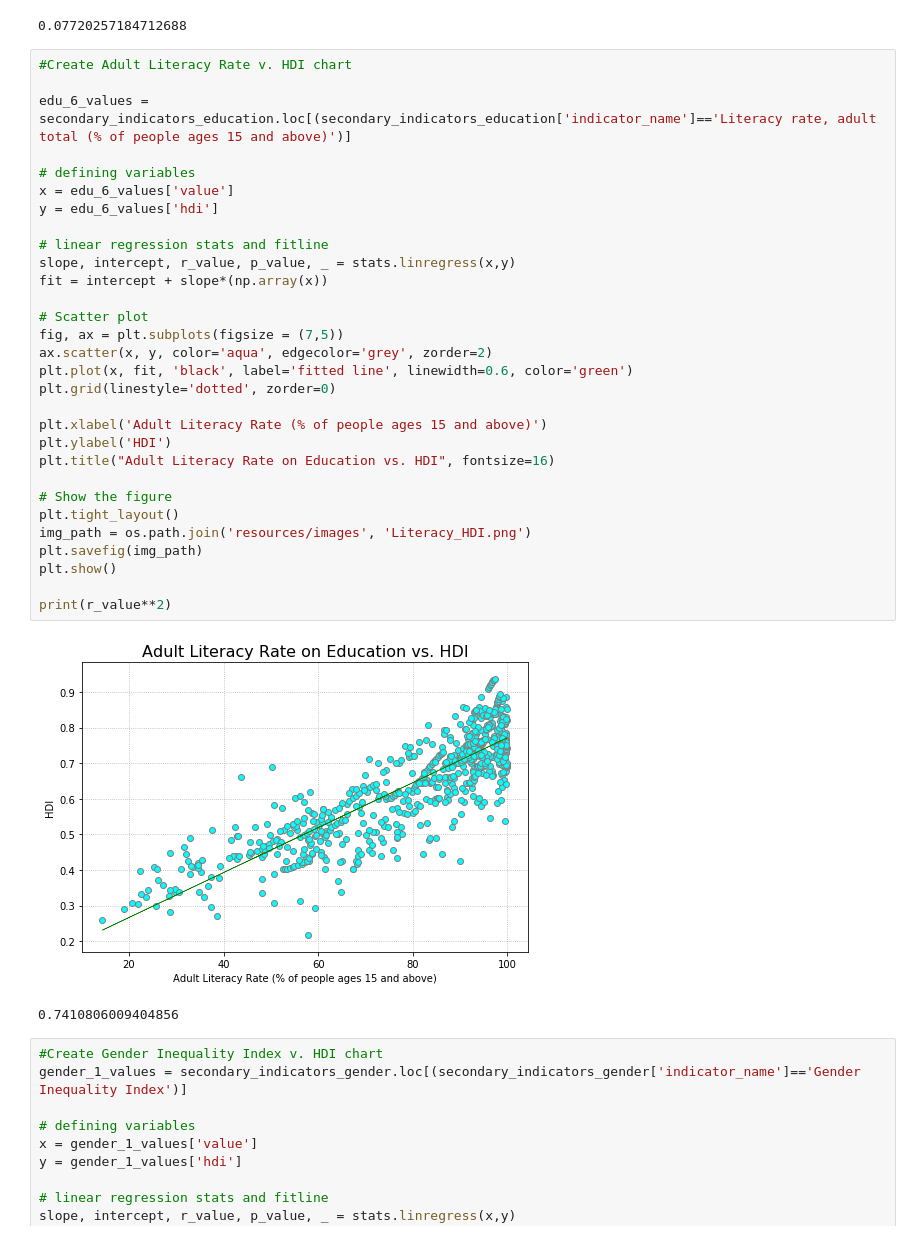
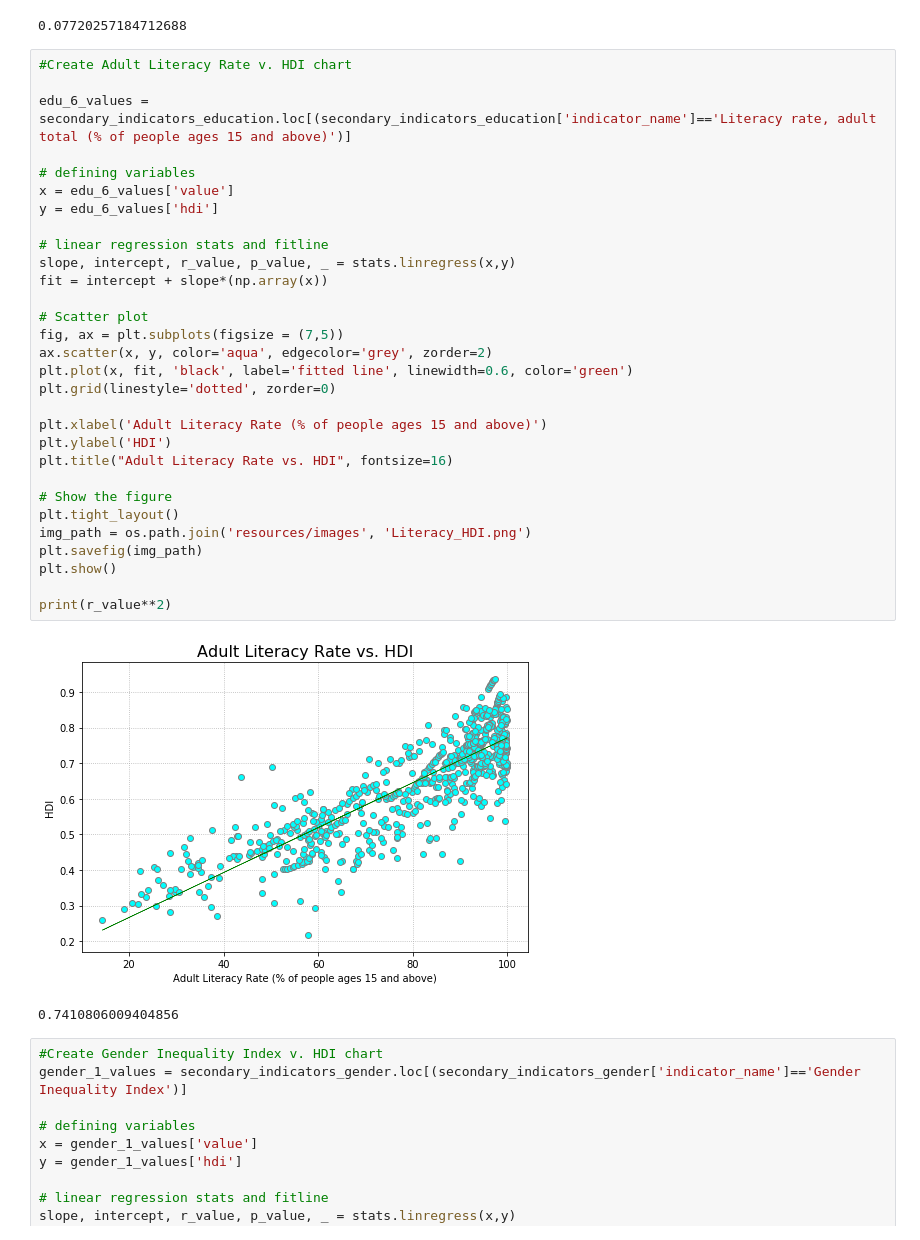
Before and after one commit to linmck/finalproject, a Jupyter notebook: Predict_HDI.ipynb, the cells around one changed output. Drawn from its saved outputs; the diff is of its cells as text.

```diff
--- a/Predict_HDI.ipynb
+++ b/Predict_HDI.ipynb
@@ -658,35 +673,35 @@ print(r_value**2)
 # %%
 #Create Adult Literacy Rate v. HDI chart
 
 edu_6_values = secondary_indicators_education.loc[(secondary_indicators_education['indicator_name']=='Literacy rate, adult total (% of people ages 15 and above)')]
 
 # defining variables
 x = edu_6_values['value']
 y = edu_6_values['hdi']
 
 # linear regression stats and fitline
 slope, intercept, r_value, p_value, _ = stats.linregress(x,y)
 fit = intercept + slope*(np.array(x))
 
 # Scatter plot
 fig, ax = plt.subplots(figsize = (7,5))
 ax.scatter(x, y, color='aqua', edgecolor='grey', zorder=2)
 plt.plot(x, fit, 'black', label='fitted line', linewidth=0.6, color='green')
 plt.grid(linestyle='dotted', zorder=0)
 
 plt.xlabel('Adult Literacy Rate (% of people ages 15 and above)')
 plt.ylabel('HDI')
-plt.title("Adult Literacy Rate on Education vs. HDI", fontsize=16)
+plt.title("Adult Literacy Rate vs. HDI", fontsize=16)
 
 # Show the figure
 plt.tight_layout()
 img_path = os.path.join('resources/images', 'Literacy_HDI.png')
 plt.savefig(img_path)
 plt.show()
 
 print(r_value**2)
 # %% [output]
-[figure, old version]
+[figure, new version]
 0.7410806009404856
 # %%
 #Create Gender Inequality Index v. HDI chart
```
Also changed, not shown: parts of 12 cells of this notebook, 3 other files.
